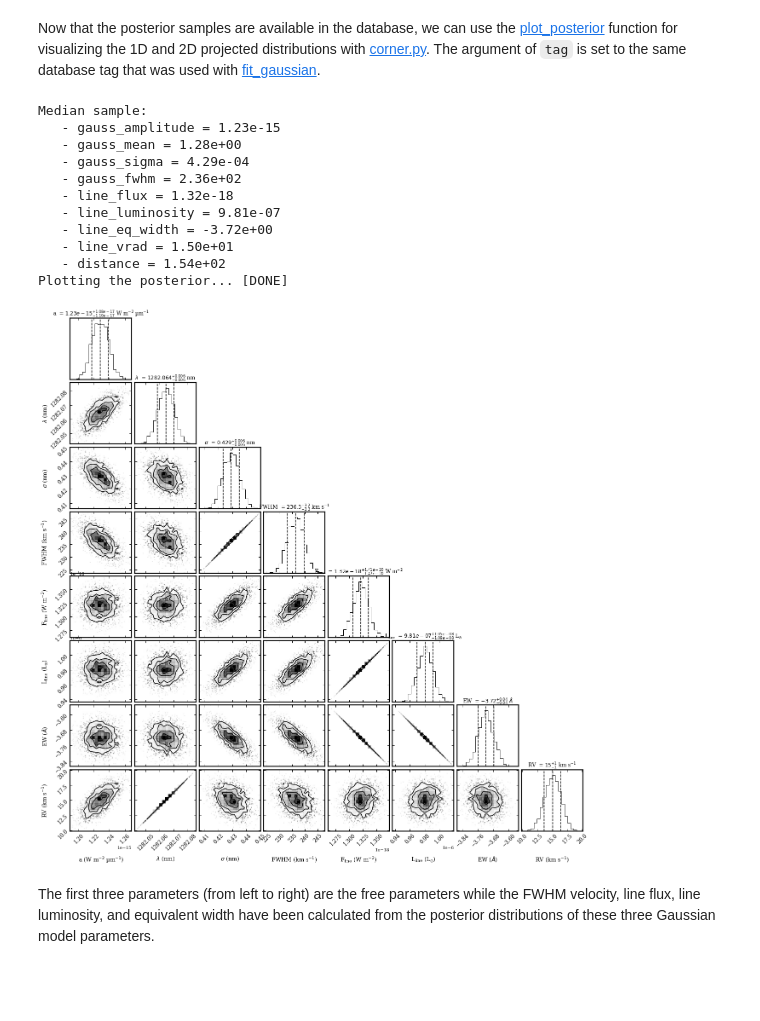
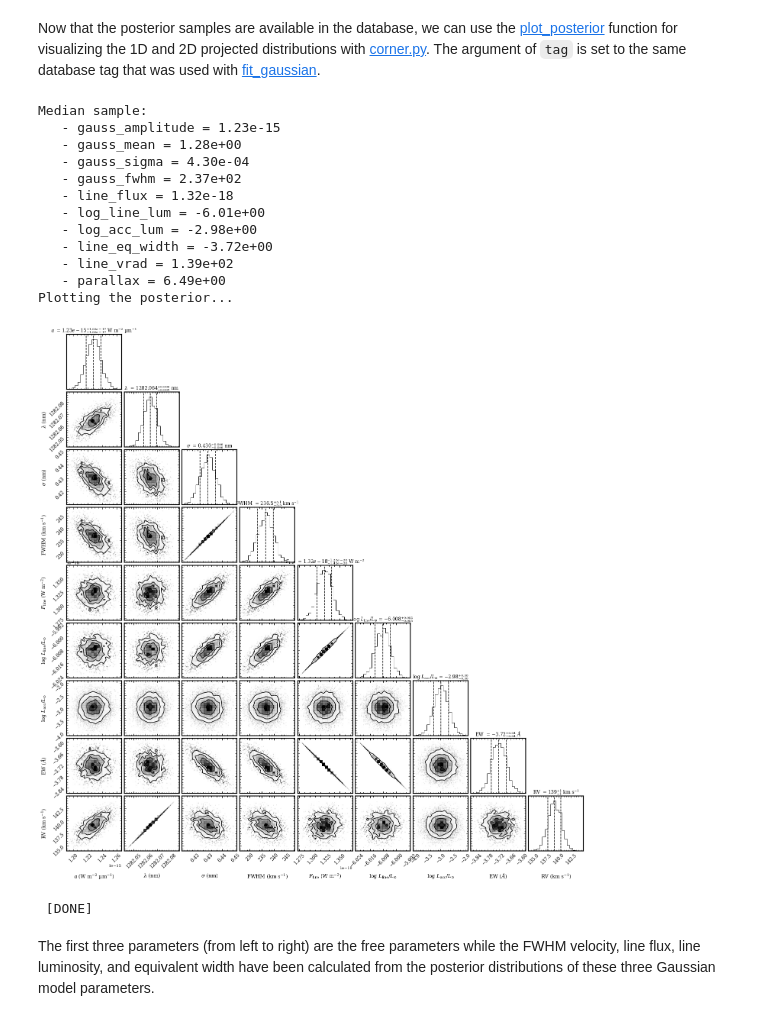
Before and after one commit to tomasstolker/species, a Jupyter notebook: docs/tutorials/emission_line.ipynb, the cells around one changed output. Drawn from its saved outputs; the diff is of its cells as text; code cells hidden in the pictures; blank space fills up the shorter version.

Commit message:
Added support in EmissionLine for converting hydrogen line luminosities into accretion luminositie

```diff
--- a/docs/tutorials/emission_line.ipynb
+++ b/docs/tutorials/emission_line.ipynb
@@ -168,24 +202,26 @@ Plotting best-fit line profile... [DONE]
 # %% [markdown]
 Now that the posterior samples are available in the database, we can use the [plot_posterior](https://species.readthedocs.io/en/latest/species.plot.html#species.plot.plot_mcmc.plot_posterior) function for visualizing the 1D and 2D projected distributions with [corner.py](https://corner.readthedocs.io). The argument of `tag` is set to the same database tag that was used with [fit_gaussian](https://species.readthedocs.io/en/latest/species.analysis.html#species.analysis.emission_line.EmissionLine.fit_gaussian).
 # %%
-species.plot_posterior(tag='p-beta',
+species.plot_posterior(tag='pa-beta',
                        burnin=None,
                        title=None,
-                       title_fmt=['.2e', '.3f', '.3f', '.1f', '.2e', '.2e', '.2f', '.0f'],
+                       title_fmt=['.2e', '.3f', '.3f', '.1f', '.2e', '.3f', '.2f', '.2f', '.0f'],
                        offset=(-0.4, -0.35),
                        output=None)
 # %% [output]
 Median sample:
    - gauss_amplitude = 1.23e-15
    - gauss_mean = 1.28e+00
-   - gauss_sigma = 4.29e-04
-   - gauss_fwhm = 2.36e+02
+   - gauss_sigma = 4.30e-04
+   - gauss_fwhm = 2.37e+02
    - line_flux = 1.32e-18
-   - line_luminosity = 9.81e-07
+   - log_line_lum = -6.01e+00
+   - log_acc_lum = -2.98e+00
    - line_eq_width = -3.72e+00
-   - line_vrad = 1.50e+01
-   - distance = 1.54e+02
-Plotting the posterior... [DONE]
+   - line_vrad = 1.39e+02
+   - parallax = 6.49e+00
+Plotting the posterior...
-[figure, old version]
+[figure, new version]
+ [DONE]
 # %% [markdown]
 The first three parameters (from left to right) are the free parameters while the FWHM velocity, line flux, line luminosity, and equivalent width have been calculated from the posterior distributions of these three Gaussian model parameters.
```
Also changed, not shown: parts of 14 cells of this notebook, 5 other files.
